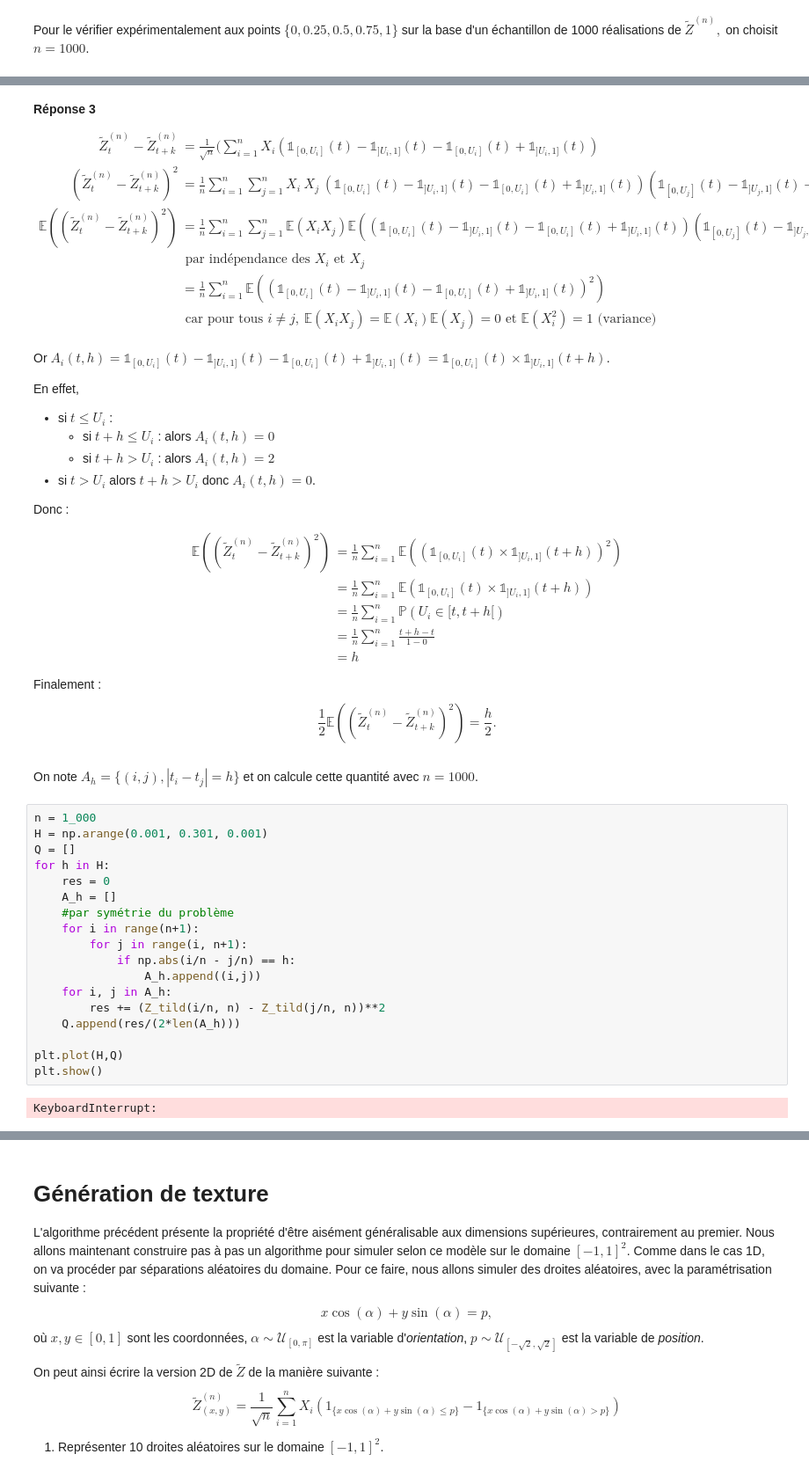
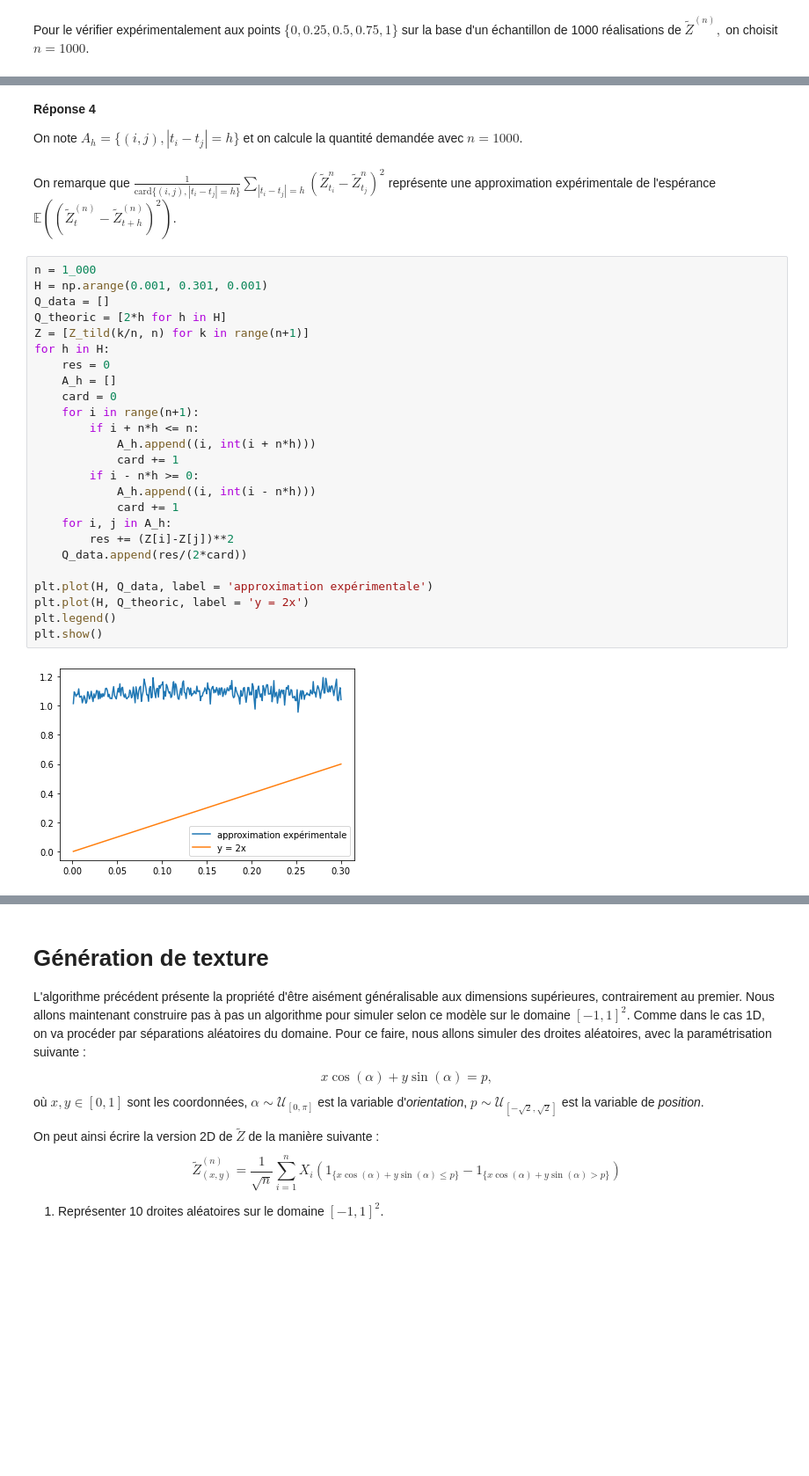
Before and after one commit to gabrielleberrada/projet_num_proba, a Jupyter notebook: Projet_numerique_de_Probabilités_2022 - enonce.ipynb, the cells around one changed output, grey strips where cells are left out. Shown at 88% size. Drawn from its saved outputs; the diff is of its cells as text; blank space fills up the shorter version.

```diff
--- a/Projet_numerique_de_Probabilités_2022 - enonce.ipynb
+++ b/Projet_numerique_de_Probabilités_2022 - enonce.ipynb
@@ -314,58 +360,34 @@ for t in [0, 0.25, 0.5, 0.75, 1]:
-# %% [markdown]
-**Réponse 3**
-
-\begin{align*}
-\tilde{Z}_t^{(n)} - \tilde{Z}_{t+k}^{(n)}
-    &= \frac{1}{\sqrt{n}}(\sum_{i=1}^n X_i(\mathbb{1}_{[0,U_i]}(t) - \mathbb{1}_{]U_i, 1]}(t) - \mathbb{1}_{[0,U_i]}(t) + \mathbb{1}_{]U_i,1]}(t)) \\
-(\tilde{Z}_t^{(n)} - \tilde{Z}_{t+k}^{(n)})^2
-    &= \frac{1}{n} \sum_{i = 1}^n \sum_{j=1}^n X_i \ X_j \ (\mathbb{1}_{[0,U_i]}(t) - \mathbb{1}_{]U_i, 1]}(t) - \mathbb{1}_{[0,U_i]}(t) + \mathbb{1}_{]U_i,1]}(t)) (\mathbb{1}_{[0,U_j]}(t) - \mathbb{1}_{]U_j, 1]}(t) - \mathbb{1}_{[0,U_j]}(t) + \mathbb{1}_{]U_j,1]}(t)) \\
-\mathbb{E}((\tilde{Z}_t^{(n)} - \tilde{Z}_{t+k}^{(n)})^2)
-    &= \frac{1}{n}\sum_{i = 1}^n \sum_{j=1}^n \mathbb{E}(X_iX_j)\mathbb{E} ((\mathbb{1}_{[0,U_i]}(t) - \mathbb{1}_{]U_i, 1]}(t) - \mathbb{1}_{[0,U_i]}(t) + \mathbb{1}_{]U_i,1]}(t)) (\mathbb{1}_{[0,U_j]}(t) - \mathbb{1}_{]U_j, 1]}(t) - \mathbb{1}_{[0,U_j]}(t) + \mathbb{1}_{]U_j,1]}(t)))\\
-    & \text{ par indépendance des } X_i \text{ et } X_j \\
-    &= \frac{1}{n} \sum_{i=1}^n \mathbb{E} ((\mathbb{1}_{[0,U_i]}(t) - \mathbb{1}_{]U_i, 1]}(t) - \mathbb{1}_{[0,U_i]}(t) + \mathbb{1}_{]U_i,1]}(t))^2) \\
-    &\text{ car pour tous } i \neq j, \ \mathbb{E}(X_iX_j) = \mathbb{E}(X_i)\mathbb{E}(X_j) = 0 \text{ et } \mathbb{E}(X_i^2) = 1 \text{ (variance)} \\
-\end{align*}
-
-Or $A_i(t,h) = \mathbb{1}_{[0,U_i]}(t) - \mathbb{1}_{]U_i, 1]}(t) - \mathbb{1}_{[0,U_i]}(t) + \mathbb{1}_{]U_i,1]}(t) = \mathbb{1}_{[0, U_i]}(t) \times \mathbb{1}_{]U_i, 1]}(t+h)$.
-
-En effet,
-- si $t \leq U_i$ :
-    - si $t+h \leq U_i$ : alors $A_i(t,h) = 0$
-    - si $t+h > U_i$ : alors $A_i(t, h) = 2$
-- si $t > U_i$ alors $t+h>U_i$ donc $A_i(t,h)=0$.
-
-Donc :
-
-\begin{align*}
-\mathbb{E}((\tilde{Z}_t^{(n)} - \tilde{Z}_{t+k}^{(n)})^2)
-    &= \frac{1}{n} \sum_{i=1}^n \mathbb{E}((\mathbb{1}_{[0, U_i]}(t) \times \mathbb{1}_{]U_i, 1]}(t+h))^2) \\
-    &= \frac{1}{n} \sum_{i=1}^n \mathbb{E}(\mathbb{1}_{[0, U_i]}(t) \times \mathbb{1}_{]U_i, 1]}(t+h)) \\
-    &= \frac{1}{n} \sum_{i=1}^n \mathbb{P}(U_i \in [t, t+h[) \\
-    &= \frac{1}{n} \sum_{i=1}^n \frac{t+h-t}{1-0}\\
-    &= h
-\end{align*}
-
-Finalement : $$\frac{1}{2} \mathbb{E}((\tilde{Z}_t^{(n)} - \tilde{Z}_{t+k}^{(n)})^2) = \frac{h}{2}.$$
 # %% [markdown]
-On note $A_h = \{(i,j),|t_i-t_j|=h \}$ et on calcule cette quantité avec $n=1000$.
+**Réponse 4**
+
+On note $A_h = \{(i,j),|t_i-t_j|=h \}$ et on calcule la quantité demandée avec $n=1000$.
+# %% [markdown]
+On remarque que $\frac1{\text{card}\{(i,j),|t_i-t_j|=h\}}\sum_{|t_i-t_j|=h}(\tilde{Z}^{n}_{t_i} - \tilde{Z}^{n}_{t_j})^2$ représente une approximation expérimentale de l'espérance $\mathbb{E}\left((\tilde{Z}^{(n)}_t-\tilde{Z}^{(n)}_{t+h})^2\right)$.
 # %%
 n = 1_000
 H = np.arange(0.001, 0.301, 0.001)
-Q = []
+Q_data = []
+Q_theoric = [2*h for h in H]
+Z = [Z_tild(k/n, n) for k in range(n+1)]
 for h in H:
     res = 0
     A_h = []
-    #par symétrie du problème
+    card = 0
     for i in range(n+1):
-        for j in range(i, n+1):
-            if np.abs(i/n - j/n) == h:
-                A_h.append((i,j))
+        if i + n*h <= n:
+            A_h.append((i, int(i + n*h)))
+            card += 1
+        if i - n*h >= 0:
+            A_h.append((i, int(i - n*h)))
+            card += 1
     for i, j in A_h:
-        res += (Z_tild(i/n, n) - Z_tild(j/n, n))**2
-    Q.append(res/(2*len(A_h)))
+        res += (Z[i]-Z[j])**2
+    Q_data.append(res/(2*card))
 
-plt.plot(H,Q)
+plt.plot(H, Q_data, label = 'approximation expérimentale')
+plt.plot(H, Q_theoric, label = 'y = 2x')
+plt.legend()
 plt.show()
 # %% [output]
-KeyboardInterrupt:
+[figure, added]
 # %% [markdown]
```
Also changed, not shown: parts of 14 cells of this notebook.
